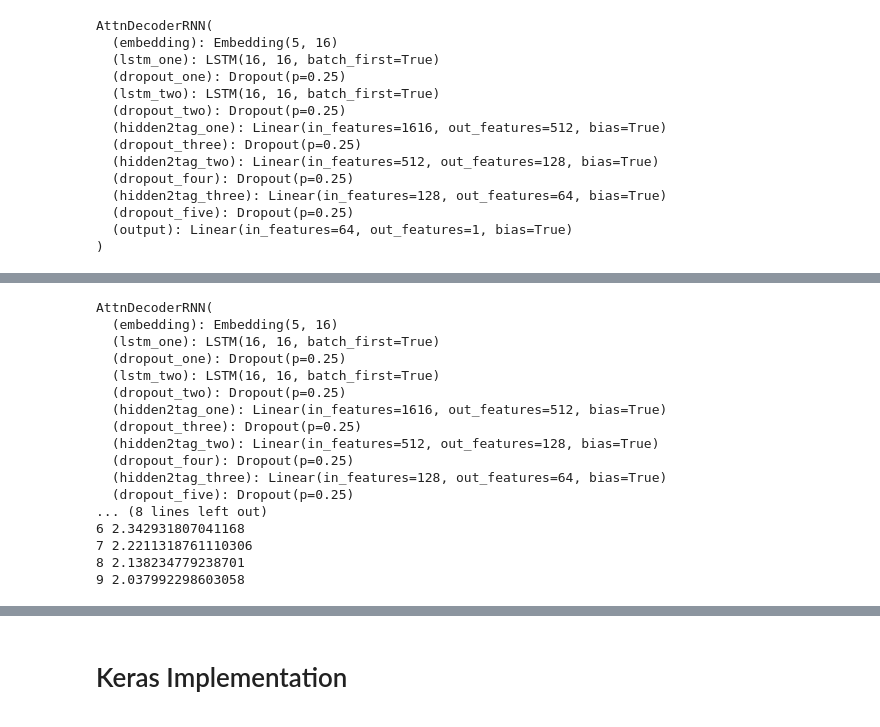
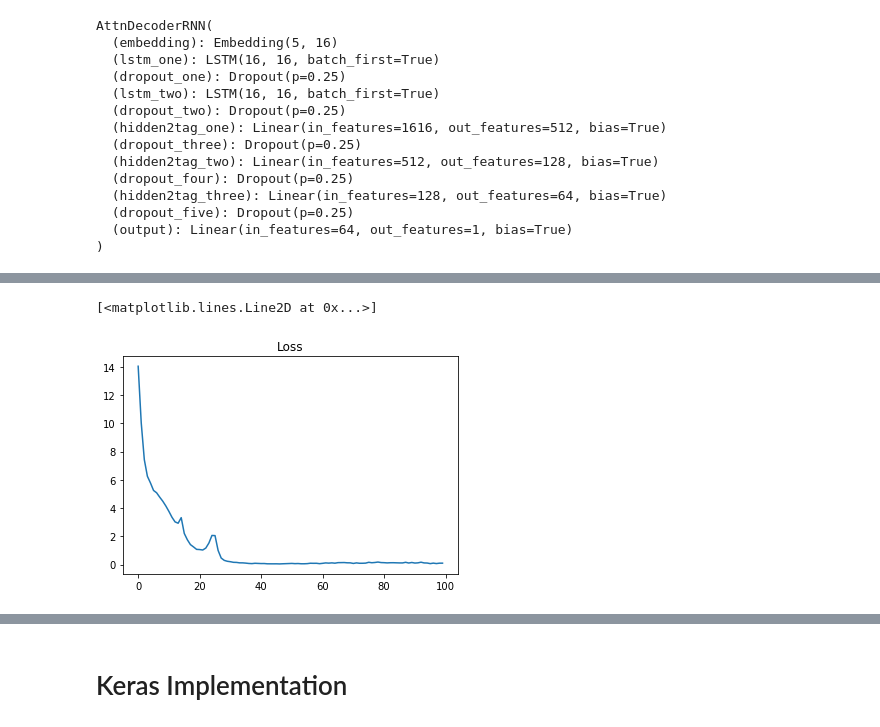
Before and after one commit to ruhulsbu/Attention4DNASeqRepresentation, a Jupyter notebook: notebook/pytorch/Attention Implementation in Pytorch.ipynb, the cells around one changed output, grey strips where cells are left out. Cells and saved outputs as stored; diff of their text form; code cells hidden in the pictures.

Commit message:
2D Attention

```diff
--- a/notebook/pytorch/Attention Implementation in Pytorch.ipynb
+++ b/notebook/pytorch/Attention Implementation in Pytorch.ipynb
@@ -195,7 +317,7 @@ class AttnDecoderRNN(nn.Module):#corrected batch faster
         self.lstm_two = nn.LSTM(hidden_dim, hidden_dim, batch_first=True)
         self.dropout_two = nn.Dropout(0.25)
 
-        self.attn_array = [nn.Linear(hidden_dim, 1) for i in range(time_steps)]
+        self.attn_array = [nn.Linear(hidden_dim, hidden_dim) for i in range(time_steps)]
         """
         self.attn_combine = nn.Linear(hidden_dim, hidden_dim)
         self.dropout = nn.Dropout(self.dropout_p)
@@ -230,21 +352,21 @@ class AttnDecoderRNN(nn.Module):#corrected batch faster
         attention = [self.attn_array[i](lstm_permute[i][:]) \
                      for i in range(self.time_steps)]
         attention = torch.stack(attention)
-        attention = attention.view(self.time_steps, -1).permute(1, 0)
+        attention = attention.permute(1, 0, 2)
         if self.debug == 1:
             print("Attention Shape: ", attention.shape)
 
-        attn_weights = F.softmax(attention, dim=1)
-        attn_weights = attn_weights.view(self.minibatch_size, self.time_steps, 1)
+        attn_weights = F.softmax(attention, dim=2)
+        #attn_weights = attn_weights.view(self.minibatch_size, self.time_steps, 1)
         if self.debug == 1:
             print("Softmax Shape: ", attn_weights.shape)
-
+        """
         attn_weights = torch.stack(
             [attn_weights]*self.embedding_dim, 2).view(
             self.minibatch_size, self.time_steps, -1)
         if self.debug == 1:
             print("Softmax ReShape: ", attn_weights.shape)
-
+        """
         #attn_applied = init_embed
         attn_applied = attn_weights * init_embed
         #attn_applied = attn_applied.view(self.minibatch_size, self.time_steps, -1)
@@ -332,7 +482,8 @@ print(model)
 optimizer = optim.Adam(model.parameters(), lr=0.001)
 criterion = nn.BCEWithLogitsLoss()
 
-for epoch in tqdm(range(10)):  # again, normally you would NOT do 300 epochs, it is toy data
+num_epochs = 10
+for epoch in tqdm(range(num_epochs)):  # again, normally you would NOT do 300 epochs, it is toy data
     total_loss = 0
     total_acc = 0
 
@@ -359,39 +510,35 @@ for epoch in tqdm(range(10)):  # again, normally you would NOT do 300 epochs, it
         tag_scores = tag_scores.flatten()
         #print(targets.shape, tag_scores.shape)
 
+        #neg_weight = batch_size / (batch_size-np.sum(data_label[index : index+batch_size]))
+        #pos_weight = batch_size / np.sum(data_label[index : index+batch_size])
+        #weights = torch.FloatTensor([neg_weight, pos_weight])
 
         # Step 4. Compute the loss, gradients, and update the parameters by
         #  calling optimizer.step()
         loss = criterion(tag_scores, targets)
+        #loss = weighted_binary_cross_entropy(tag_scores, targets, weights=weights)
         total_loss += loss.data.numpy()
 
-        #acc = binary_accuracy(tag_scores, targets)
-        #total_acc += acc
+        acc = binary_accuracy(tag_scores, targets)
+        total_acc += acc
 
         loss.backward()
         optimizer.step()
 
+        #print("Epoch {}/{}, Loss: {:.3f}, Accuracy: {:.3f}".format(epoch+1,num_epochs, loss.data[0], correct/x.shape[0]))
+
+    losses.append(total_loss)
+    accuracies.append(total_acc/(len(X)/batch_size))
+
     #total_loss.backward()
     #opt.step()
-    print(epoch, total_loss)#, total_acc)
 
-    losses.append(total_loss)
-    #accuracies.append(total_acc/(len(X)/batch_size))
+    #print(epoch, total_loss)#, total_acc)
+    print("Epoch {}/{}, Loss: {:.3f}, Accuracy: {:.3f}".format(epoch+1,num_epochs, losses[-1], accuracies[-1]))
-# %% [output]
-AttnDecoderRNN(
-  (embedding): Embedding(5, 16)
-  (lstm_one): LSTM(16, 16, batch_first=True)
-  (dropout_one): Dropout(p=0.25)
-  (lstm_two): LSTM(16, 16, batch_first=True)
-  (dropout_two): Dropout(p=0.25)
-  (hidden2tag_one): Linear(in_features=1616, out_features=512, bias=True)
-  (dropout_three): Dropout(p=0.25)
-  (hidden2tag_two): Linear(in_features=512, out_features=128, bias=True)
-  (dropout_four): Dropout(p=0.25)
-  (hidden2tag_three): Linear(in_features=128, out_features=64, bias=True)
-  (dropout_five): Dropout(p=0.25)
-... (8 lines left out)
-6 2.342931807041168
-7 2.2211318761110306
-8 2.138234779238701
-9 2.037992298603058
+# %%
+plt.title("Loss")
+plt.plot(losses)
+# %% [output]
+[<matplotlib.lines.Line2D at 0x...>]
+[figure, added]
```
Also changed, not shown: parts of 28 cells of this notebook.
